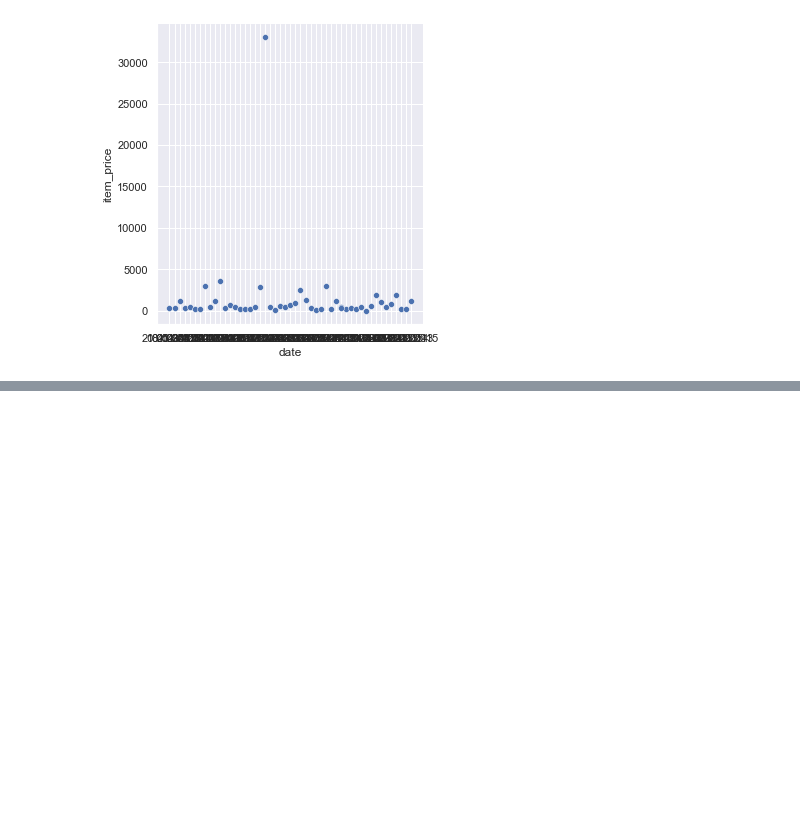
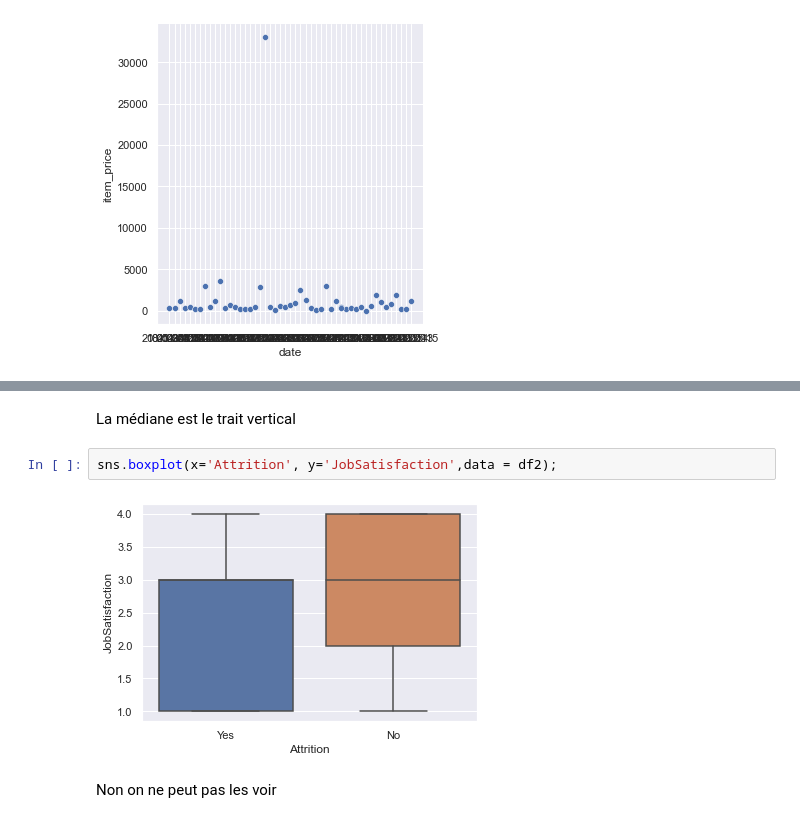
Before and after one commit to Leadersheepy/h3-hitema, a Jupyter notebook: DataVisualisationStatistiquesDescriptives.ipynb, the cells around one changed output, grey strips where cells are left out. Cells and saved outputs as stored; diff of their text form; blank space fills up the shorter version.

```diff
--- a/DataVisualisationStatistiquesDescriptives.ipynb
+++ b/DataVisualisationStatistiquesDescriptives.ipynb
@@ -275,0 +302,8 @@ SyntaxError: positional argument follows keyword argument (1668490341.py, line 1
+# %% [markdown]
+La médiane est le trait vertical
+# %%
+sns.boxplot(x='Attrition', y='JobSatisfaction',data = df2);
+# %% [output]
+[figure, added]
+# %% [markdown]
+Non on ne peut pas les voir
```
Also changed, not shown: parts of 15 cells of this notebook, 1 other file.
